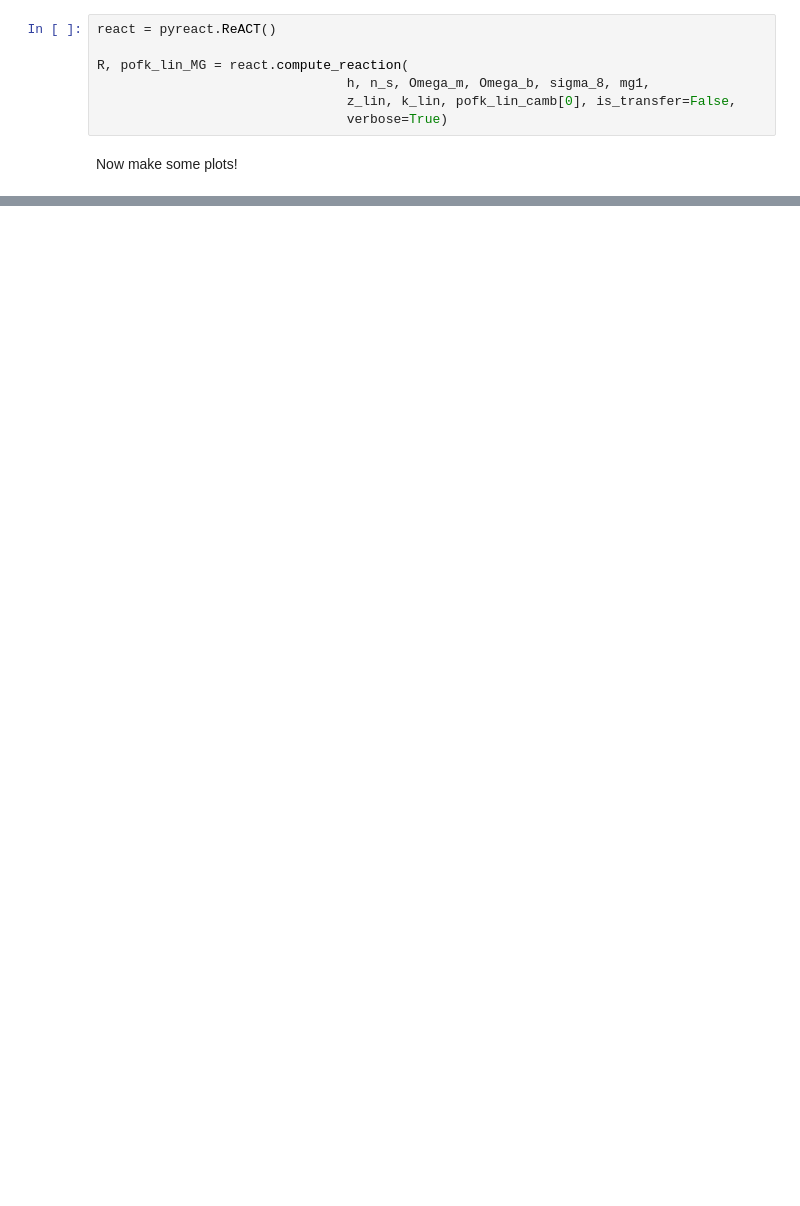
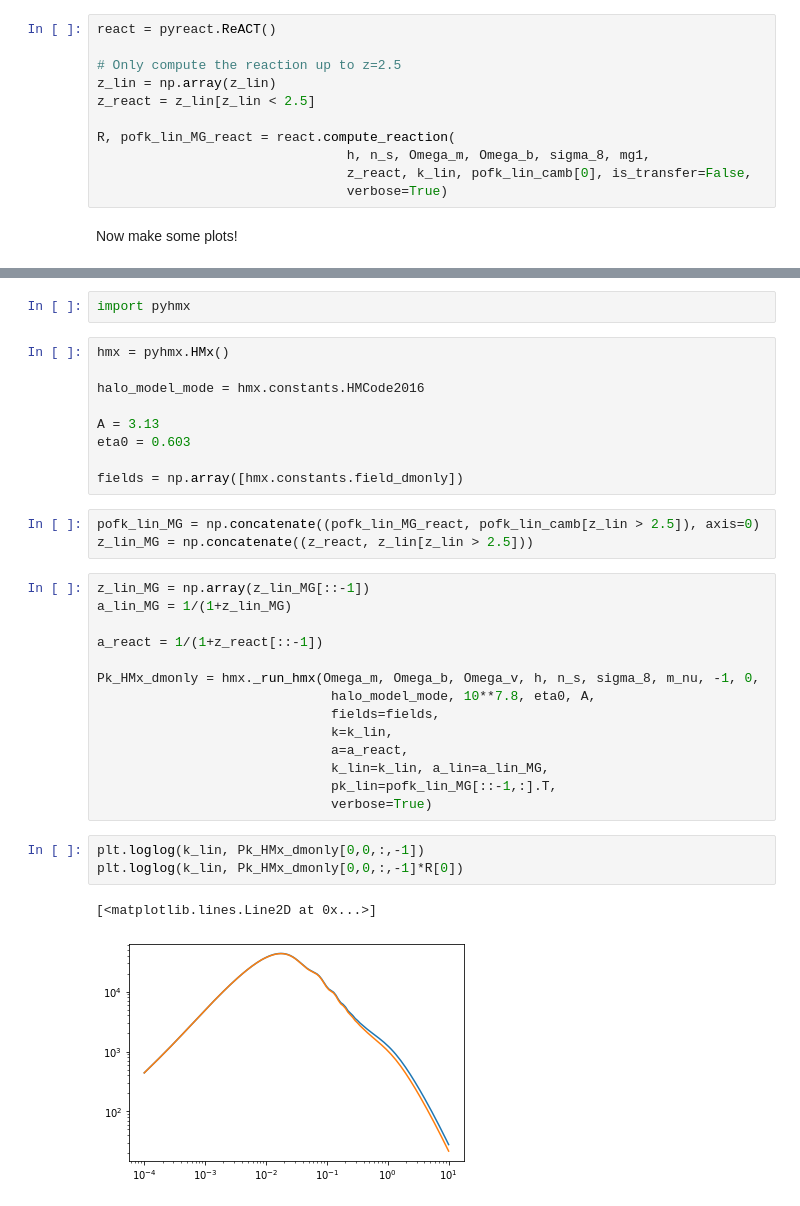
Before and after one commit to nebblu/ReACT, a Jupyter notebook: notebooks/pyreact_demo.ipynb, the cells around one changed output, grey strips where cells are left out. Drawn from its saved outputs; the diff is of its cells as text; blank space fills up the shorter version.

```diff
--- a/notebooks/pyreact_demo.ipynb
+++ b/notebooks/pyreact_demo.ipynb
@@ -45,9 +46,13 @@ Now run ReACT to get the reaction and the modified gravity linear power spectrum
 # %%
 react = pyreact.ReACT()
 
-R, pofk_lin_MG = react.compute_reaction(
+# Only compute the reaction up to z=2.5
+z_lin = np.array(z_lin)
+z_react = z_lin[z_lin < 2.5]
+
+R, pofk_lin_MG_react = react.compute_reaction(
                                 h, n_s, Omega_m, Omega_b, sigma_8, mg1,
-                                z_lin, k_lin, pofk_lin_camb[0], is_transfer=False,
+                                z_react, k_lin, pofk_lin_camb[0], is_transfer=False,
                                 verbose=True)
 # %% [markdown]
 Now make some plots!
@@ -72,0 +85,34 @@ Text(0.5, 1.0, 'z = 0, f_R0 = 1e-06')
+# %%
+import pyhmx
+# %%
+hmx = pyhmx.HMx()
+
+halo_model_mode = hmx.constants.HMCode2016
+
+A = 3.13
+eta0 = 0.603
+
+fields = np.array([hmx.constants.field_dmonly])
+# %%
+pofk_lin_MG = np.concatenate((pofk_lin_MG_react, pofk_lin_camb[z_lin > 2.5]), axis=0)
+z_lin_MG = np.concatenate((z_react, z_lin[z_lin > 2.5]))
+# %%
+z_lin_MG = np.array(z_lin_MG[::-1])
+a_lin_MG = 1/(1+z_lin_MG)
+
+a_react = 1/(1+z_react[::-1])
+
+Pk_HMx_dmonly = hmx._run_hmx(Omega_m, Omega_b, Omega_v, h, n_s, sigma_8, m_nu, -1, 0,
+                              halo_model_mode, 10**7.8, eta0, A,
+                              fields=fields,
+                              k=k_lin,
+                              a=a_react,
+                              k_lin=k_lin, a_lin=a_lin_MG,
+                              pk_lin=pofk_lin_MG[::-1,:].T,
+                              verbose=True)
+# %%
+plt.loglog(k_lin, Pk_HMx_dmonly[0,0,:,-1])
+plt.loglog(k_lin, Pk_HMx_dmonly[0,0,:,-1]*R[0])
+# %% [output]
+[<matplotlib.lines.Line2D at 0x...>]
+[figure, added]
```
Also changed, not shown: parts of 3 cells of this notebook, 3 other files.
